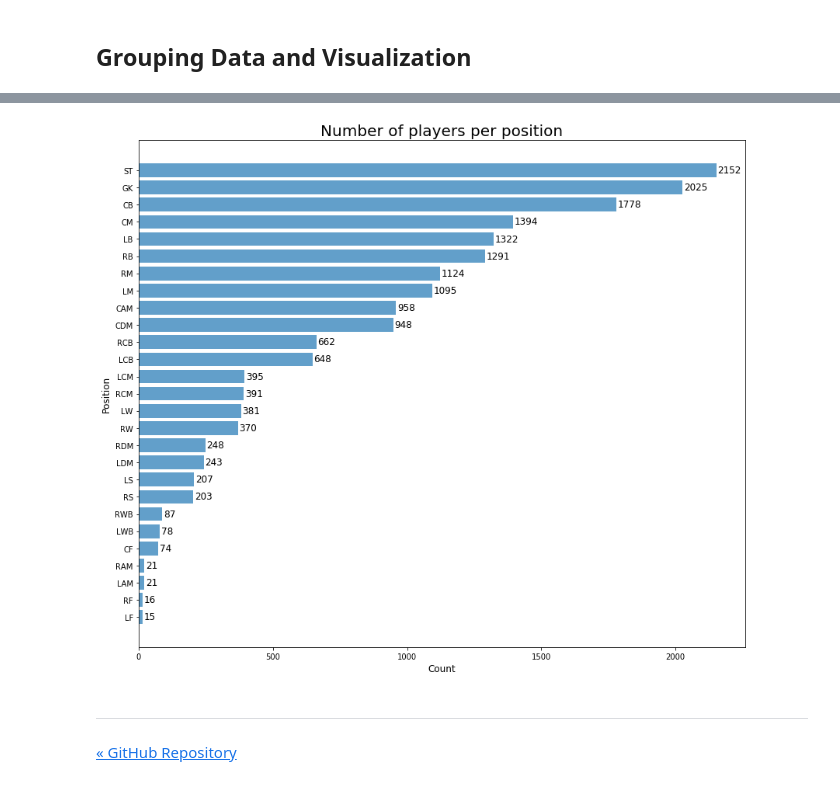
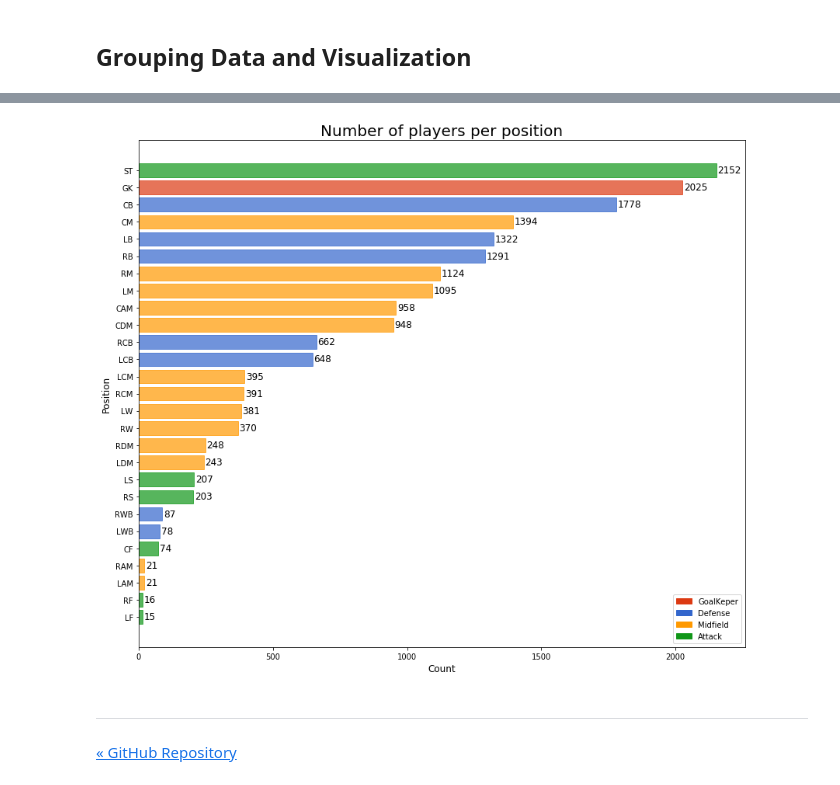
Before and after one commit to ansegura7/DataScience_FIFA19Data, a Jupyter notebook: code/QueryingData.ipynb, the cells around one changed output, grey strips where cells are left out. Drawn from its saved outputs; the diff is of its cells as text; code cells hidden in the pictures.

Commit message:
Querying Data analysis
It was added colors by players positions to the horizontal bar plot.

```diff
--- a/code/QueryingData.ipynb
+++ b/code/QueryingData.ipynb
@@ -168,3 +169,7 @@ avgPotentialPerClub.head(nTop)
 | 9 | Milan | 82.555556 |
 # %% [markdown]
 ## Grouping Data and Visualization
+# %%
+# Loading FIFA 19 positions dataset
+dataURL = "https://raw.githubusercontent.com/ansegura7/DataScience_FIFA19Data/master/data/fifa19_positions.csv"
+positions = pd.read_csv(dataURL)
@@ -177,25 +192,47 @@ posData = posData.sort_values(by = "Order", ascending = True)
 bars = posData.index
 y_pos = np.arange(len(bars))
 values = posData["Order"].values
+# %%
+# Palette by positions dictionary
+posPalette = dict()
+posPalette["GoalKeper"] = "#dc3912"
+posPalette["Defense"] = "#3366cc"
+posPalette["Midfield"] = "#ff9900"
+posPalette["Attack"] = "#109618"
+
+# Colors by positions dictionary
+posColors = dict()
+for ix in range(len(positions)):
+    pos = positions.Position[ix]
+    zone = positions.Zone[ix]
+    posColors[pos] = posPalette[zone]
 # %%
 # Set up the matplotlib figure
 fig, ax0 = plt.subplots(figsize = (14, 12))
 
 # Horizontal barchart
-plt.barh(y_pos, values, alpha = 0.7)
+barlist = plt.barh(y_pos, values, alpha = 0.7)
 plt.yticks(y_pos, bars)
 plt.title("Number of players per position", fontsize = 20)
 
 # Add bar labels
 for i, v in enumerate(values):
     ax0.text(v + 5, i - .15, str(v), color = "black", fontweight = "normal", fontsize = 12)
+    barlist[i].set_color(posColors[bars[i]])
+
+# Add custom legend
+gk_patch = mpatches.Patch(color = "#dc3912", label = "GoalKeper")
+df_patch = mpatches.Patch(color = "#3366cc", label = "Defense")
+mf_patch = mpatches.Patch(color = "#ff9900", label = "Midfield")
+at_patch = mpatches.Patch(color = "#109618", label = "Attack")
+plt.legend(handles=[gk_patch, df_patch, mf_patch, at_patch])
 
 # Plot setup
 plt.xlabel("Count", fontsize = 12)
 plt.ylabel("Position", fontsize = 12)
 plt.show()
 # %% [output]
-[figure, old version]
+[figure, new version]
 # %% [markdown]
 ---
 <a href="https://github.com/ansegura7/DataScience_FIFA19Data">&laquo; GitHub Repository</a>
```
Also changed, not shown: parts of 2 cells of this notebook, 1 other file.
